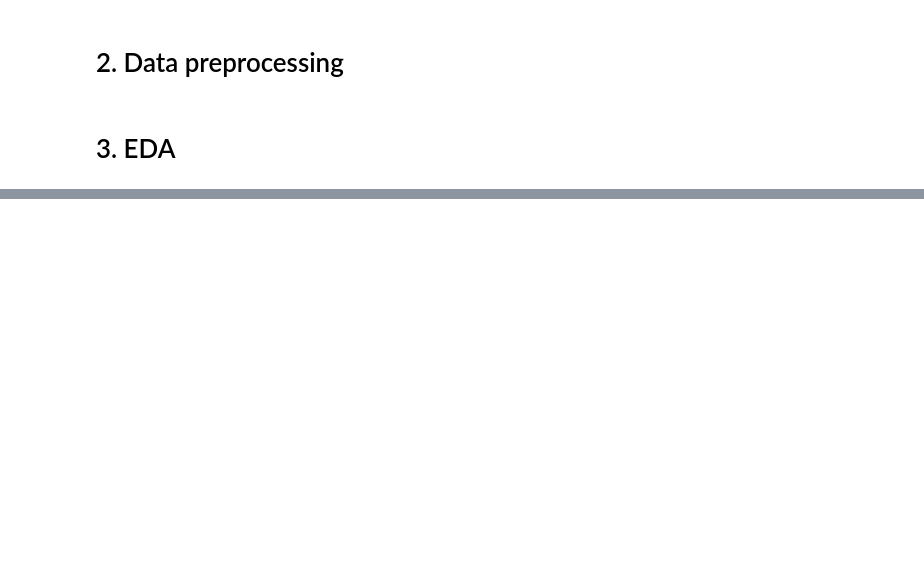
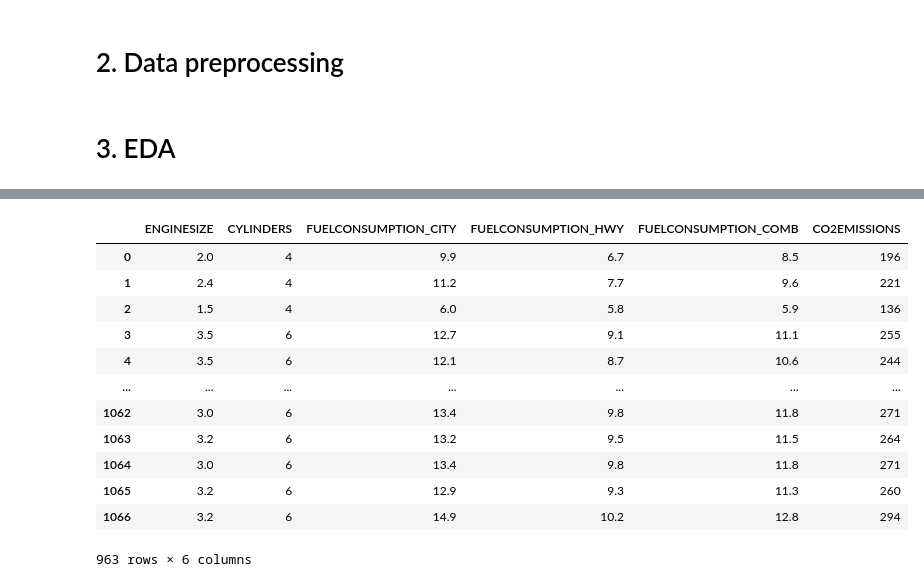
Before and after one commit to Rasel-25/Python, a Jupyter notebook: Project/Linear_Regression.ipynb, the cells around one changed output, grey strips where cells are left out. Cells and saved outputs as stored; diff of their text form; code cells hidden in the pictures; blank space fills up the shorter version.

```diff
--- a/Project/Linear_Regression.ipynb
+++ b/Project/Linear_Regression.ipynb
@@ -109,0 +128,6 @@ sns.boxenplot(data=data, x='ENGINESIZE', )
+# %%
+Q3=np.percentile(data.ENGINESIZE, 75, method='midpoint')
+Q3
+# %%
+iQR=Q3-Q1
+iQR
@@ -109,0 +138,3 @@ sns.boxenplot(data=data, x='ENGINESIZE', )
+# %%
+Outliers_index=np.where(data['ENGINESIZE']>Q1+1.5*iQR)
+Outliers_index[0]
@@ -109,0 +152,19 @@ sns.boxenplot(data=data, x='ENGINESIZE', )
+# %%
+# Droping Outliers_index
+df1=data.drop(Outliers_index[0])
+# %%
+df1
+# %% [output]
+|  | ENGINESIZE | CYLINDERS | FUELCONSUMPTION_CITY | FUELCONSUMPTION_HWY | FUELCONSUMPTION_COMB | CO2EMISSIONS |
+| 0 | 2.0 | 4 | 9.9 | 6.7 | 8.5 | 196 |
+| 1 | 2.4 | 4 | 11.2 | 7.7 | 9.6 | 221 |
+| 2 | 1.5 | 4 | 6.0 | 5.8 | 5.9 | 136 |
+| 3 | 3.5 | 6 | 12.7 | 9.1 | 11.1 | 255 |
+| 4 | 3.5 | 6 | 12.1 | 8.7 | 10.6 | 244 |
+| ... | ... | ... | ... | ... | ... | ... |
+| 1062 | 3.0 | 6 | 13.4 | 9.8 | 11.8 | 271 |
+| 1063 | 3.2 | 6 | 13.2 | 9.5 | 11.5 | 264 |
+| 1064 | 3.0 | 6 | 13.4 | 9.8 | 11.8 | 271 |
+| 1065 | 3.2 | 6 | 12.9 | 9.3 | 11.3 | 260 |
+| 1066 | 3.2 | 6 | 14.9 | 10.2 | 12.8 | 294 |
+963 rows × 6 columns
```
Also changed, not shown: parts of 16 cells of this notebook.
